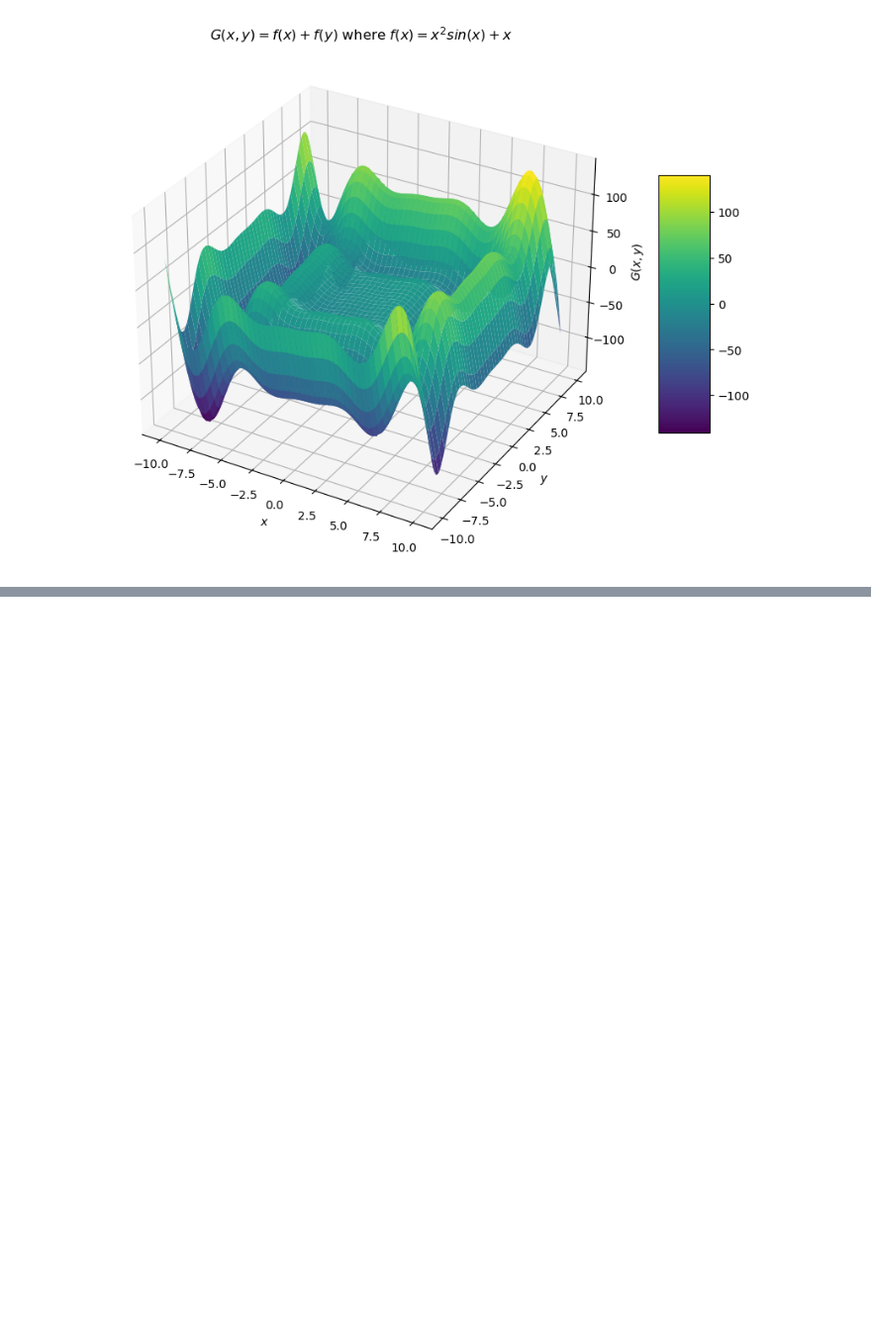
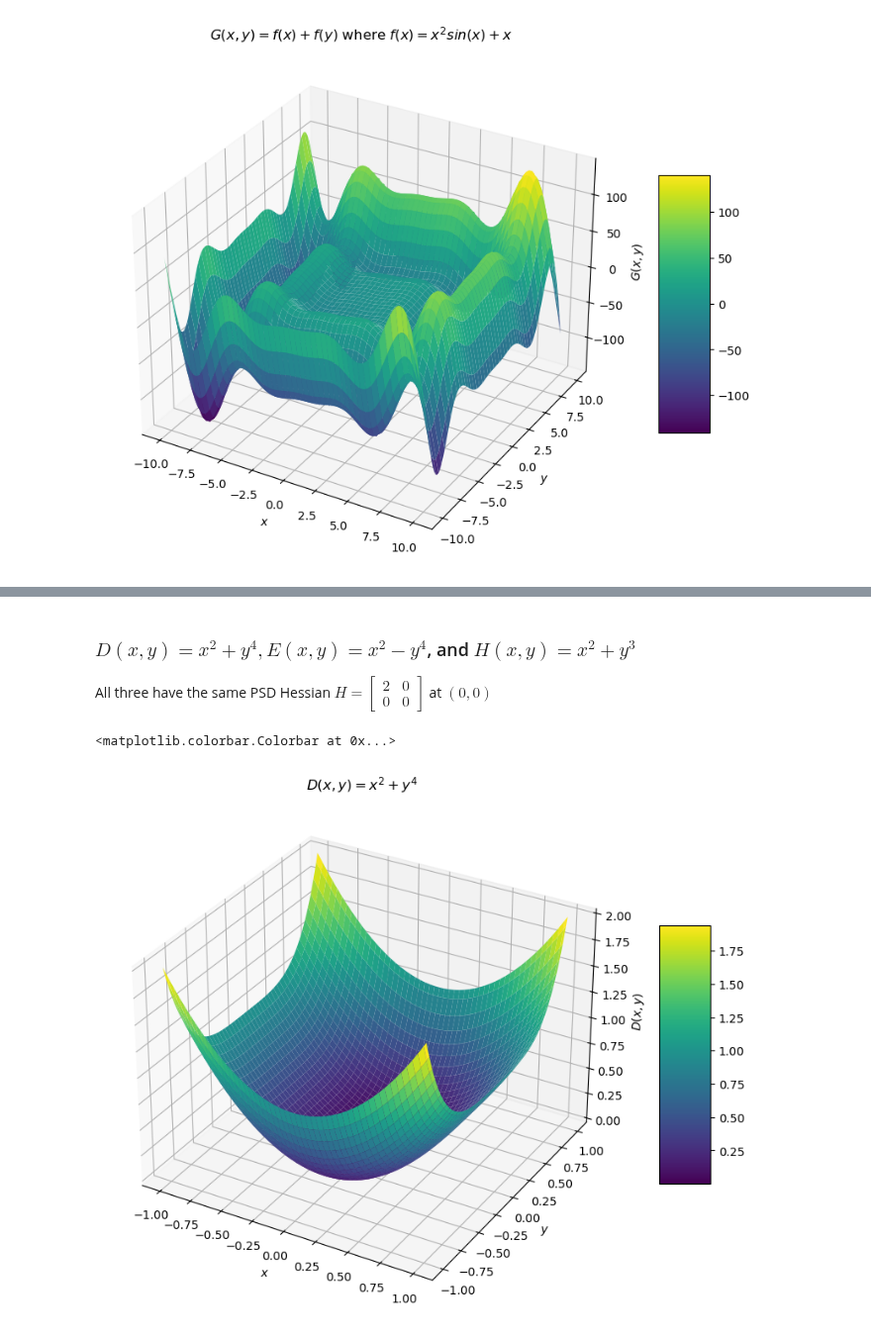
Before and after one commit to bala-krishnamoorthy/bala-krishnamoorthy.github.io, a Jupyter notebook: FilesMath565/S26/Software/Plots4GradDscnt.ipynb, the cells around one changed output, grey strips where cells are left out. Shown at 99% size. Drawn from its saved outputs; the diff is of its cells as text; code cells hidden in the pictures; blank space fills up the shorter version.

```diff
--- a/FilesMath565/S26/Software/Plots4GradDscnt.ipynb
+++ b/FilesMath565/S26/Software/Plots4GradDscnt.ipynb
@@ -107,0 +127,36 @@ fig.show()
+# %% [markdown]
+### $D(x,y) = x^2 + y^4, E(x,y) = x^2 - y^4$, and $H(x,y) = x^2 + y^3$
+All three have the same PSD Hessian $H = \begin{bmatrix} 2 & 0 \\ 0 & 0 \end{bmatrix}$ at $(0,0)$
+# %%
+def D(x,y):
+    return x**2 + y**4
+
+def E(x,y):
+    return x**2 - y**4
+
+def H(x,y):
+    return x**2 + y**3
+# %%
+# Generate a grid of x and y values
+x = np.linspace(-1, 1, 100)
+y = np.linspace(-1, 1, 100)
+X, Y = np.meshgrid(x, y)
+# %%
+# Create the 3D plot
+fig = plt.figure(figsize=(12, 8))
+ax = fig.add_subplot(111, projection='3d')
+
+# Plot the surface with a color map
+surf = ax.plot_surface(X, Y, D(X,Y), cmap='viridis', edgecolor='none')
+
+# Add labels and title using LaTeX formatting
+ax.set_xlabel('$x$')
+ax.set_ylabel('$y$')
+ax.set_zlabel('$D(x, y)$')
+ax.set_title('$D(x, y) = x^2 + y^4$')
+
+# Add a color bar for reference
+fig.colorbar(surf, ax=ax, shrink=0.5, aspect=5)
+# %% [output]
+<matplotlib.colorbar.Colorbar at 0x...>
+[figure, added]
```
Also changed, not shown: parts of 8 cells of this notebook, 5 other files.
